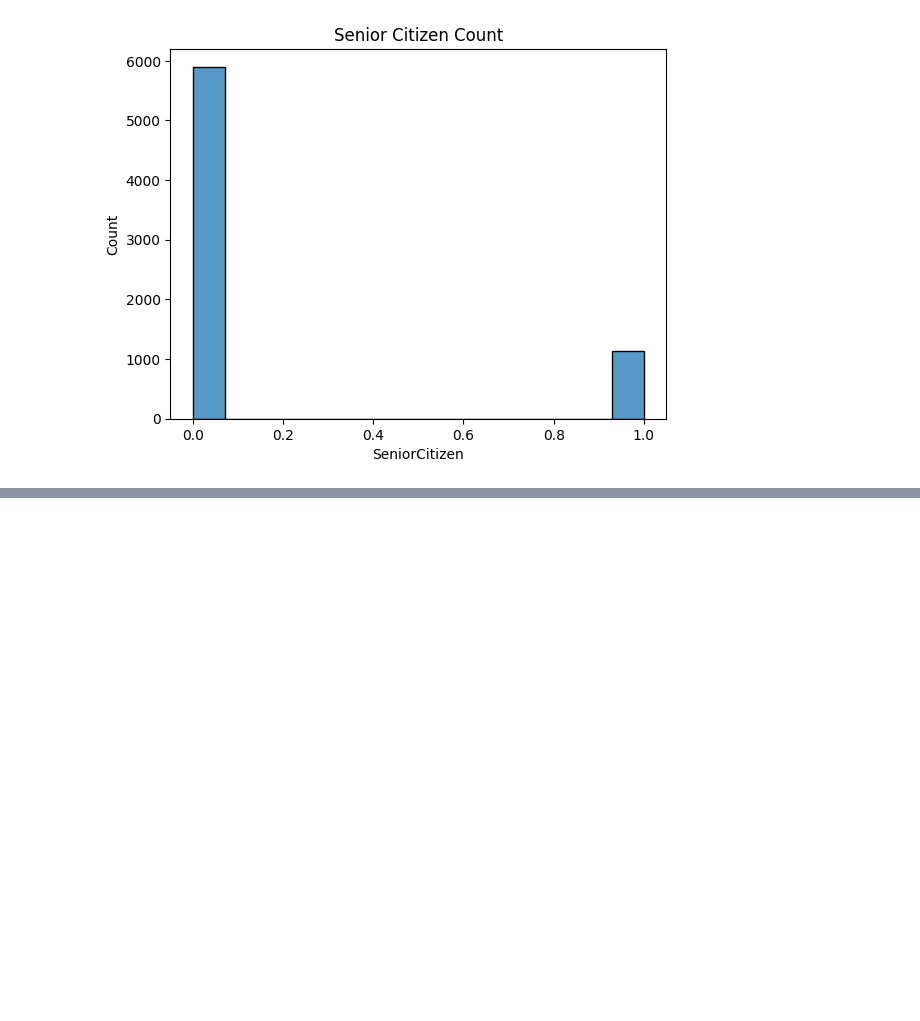
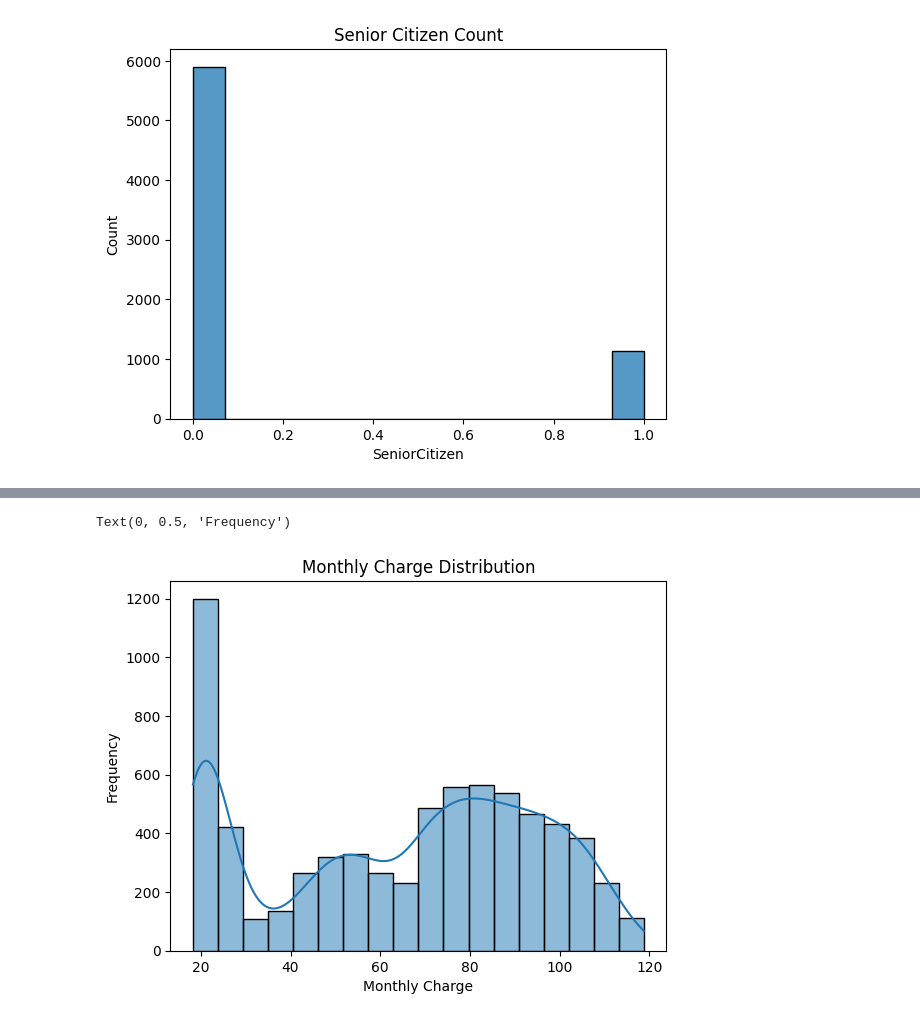
Before and after one commit to aadhilajas/Python-Practice, a Jupyter notebook: project2.ipynb, the cells around one changed output, grey strips where cells are left out. Drawn from its saved outputs; the diff is of its cells as text; code cells hidden in the pictures; blank space fills up the shorter version.

```diff
--- a/project2.ipynb
+++ b/project2.ipynb
@@ -201,0 +214,9 @@ plt.show()
+# %%
+# Monthly Charge Distribution Among Customers
+sns.histplot(data['MonthlyCharges'], kde=True)
+plt.title('Monthly Charge Distribution')
+plt.xlabel('Monthly Charge')
+plt.ylabel('Frequency')
+# %% [output]
+Text(0, 0.5, 'Frequency')
+[figure, added]
```
Also changed, not shown: parts of 7 cells of this notebook.
